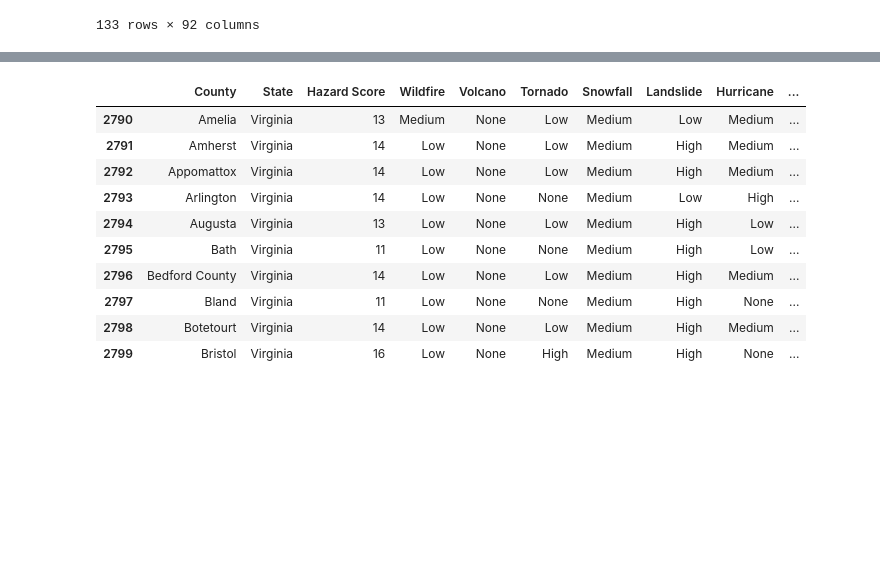
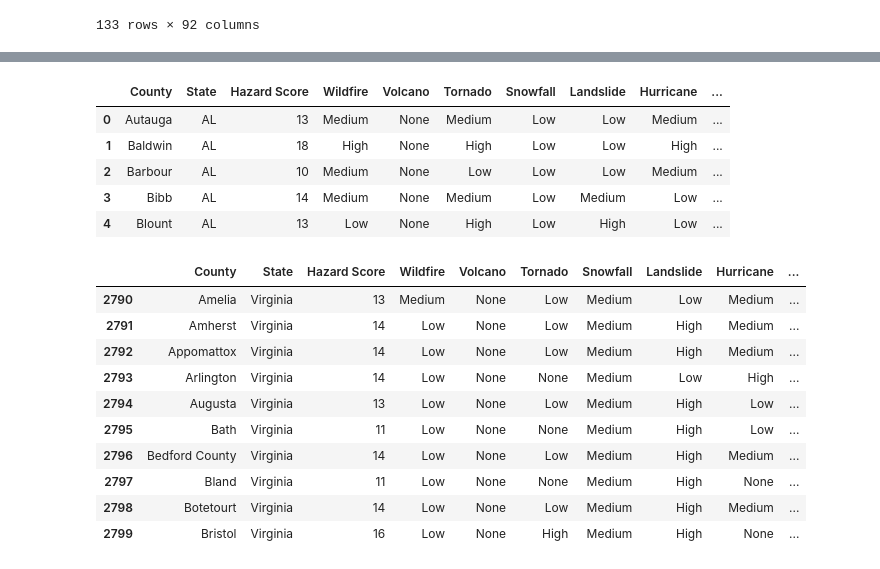
Before and after one commit to Agelf123/covid_predictions, a Jupyter notebook: code/jordan/Data in DSI Environ..ipynb, the cells around one changed output, grey strips where cells are left out. Cells and saved outputs as stored; diff of their text form; code cells hidden in the pictures; blank space fills up the shorter version.

```diff
--- a/code/jordan/Data in DSI Environ..ipynb
+++ b/code/jordan/Data in DSI Environ..ipynb
@@ -241,3 +225,69 @@ VAHZ
+# %%
+hazzard['State'].replace({
+    'Alabama': 'AL',
+    'Alaska': 'AK',
+    'American Samoa': 'AS',
+    'Arizona': 'AZ',
+    'Arkansas': 'AR',
+    'California': 'CA',
+    'Colorado': 'CO',
+    'Connecticut': 'CT',
+    'Delaware': 'DE',
+    'District of Columbia': 'DC',
+    'Florida': 'FL',
+    'Georgia': 'GA',
+    'Guam': 'GU',
+    'Hawaii': 'HI',
+    'Idaho': 'ID',
+    'Illinois': 'IL',
+    'Indiana': 'IN',
+    'Iowa': 'IA',
+    'Kansas': 'KS',
+    'Kentucky': 'KY',
+    'Louisiana': 'LA',
+    'Maine': 'ME',
+    'Maryland': 'MD',
+    'Massachusetts': 'MA',
+    'Michigan': 'MI',
+    'Minnesota': 'MN',
+    'Mississippi': 'MS',
+    'Missouri': 'MO',
+    'Montana': 'MT',
+    'Nebraska': 'NE',
+    'Nevada': 'NV',
+    'New Hampshire': 'NH',
+    'New Jersey': 'NJ',
+    'New Mexico': 'NM',
+    'New York': 'NY',
+    'North Carolina': 'NC',
+    'North Dakota': 'ND',
+    'Northern Mariana Islands':'MP',
+    'Ohio': 'OH',
+    'Oklahoma': 'OK',
+    'Oregon': 'OR',
+    'Pennsylvania': 'PA',
+    'Puerto Rico': 'PR',
+    'Rhode Island': 'RI',
+    'South Carolina': 'SC',
+    'South Dakota': 'SD',
+    'Tennessee': 'TN',
+    'Texas': 'TX',
+    'Utah': 'UT',
+    'Vermont': 'VT',
+    'Virginia': 'VA',
+    'Washington': 'WA',
+    'West Virginia': 'WV',
+    'Wisconsin': 'WI',
+    'Wyoming': 'WY'
+}, inplace = True)
+hazzard.head()
+# %% [output]
+|  | County | State | Hazard Score | Wildfire | Volcano | Tornado | Snowfall | Landslide | Hurricane | ... |
+| 0 | Autauga | AL | 13 | Medium | None | Medium | Low | Low | Medium | ... |
+| 1 | Baldwin | AL | 18 | High | None | High | Low | Low | High | ... |
+| 2 | Barbour | AL | 10 | Medium | None | Low | Low | Low | Medium | ... |
+| 3 | Bibb | AL | 14 | Medium | None | Medium | Low | Medium | Low | ... |
+| 4 | Blount | AL | 13 | Low | None | High | Low | High | Low | ... |
 # %%
 # hazzard.drop(hazzard.index[2796], inplace = True)
 hazzard.reset_index(drop= True, inplace = True)
```
Also changed, not shown: parts of 36 cells of this notebook, 9 other files.
